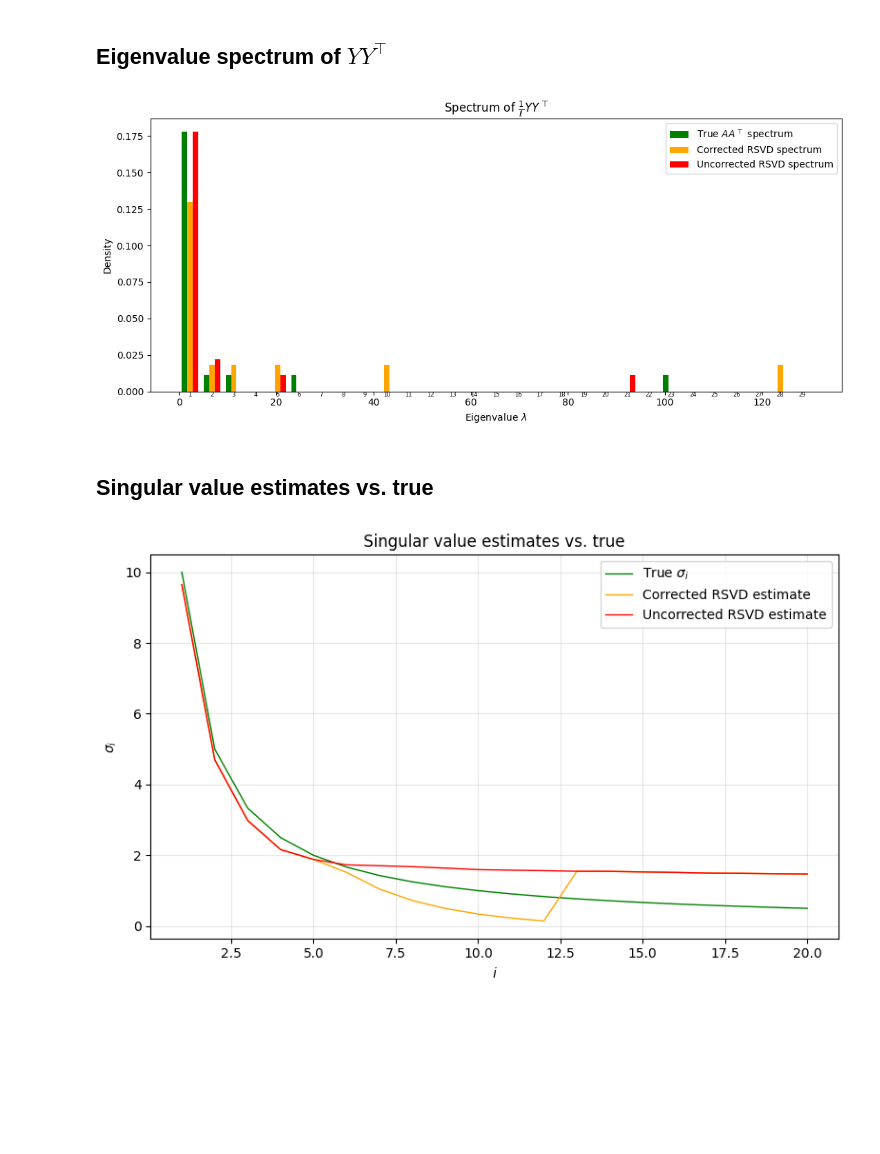
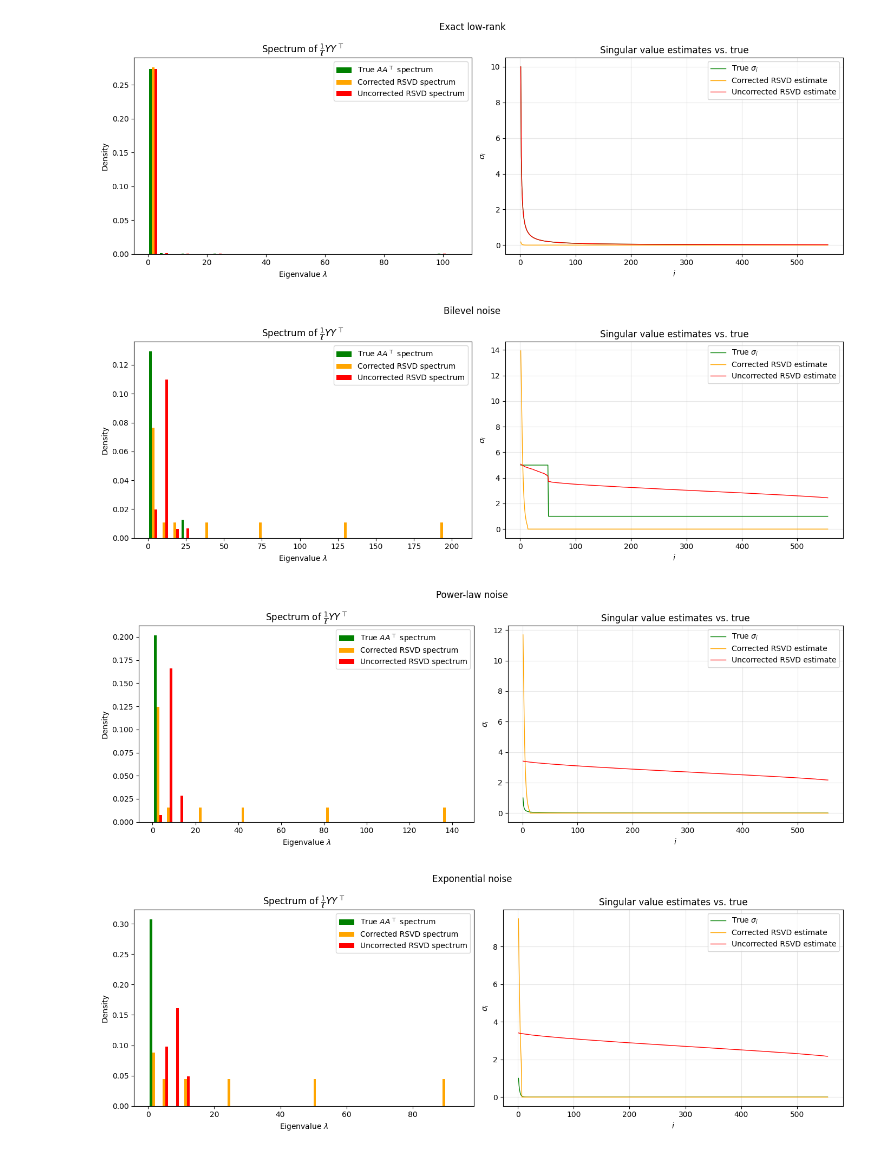
Before and after one commit to notacountry/RSVD-error-correction, a Jupyter notebook: experiments/visualisations.ipynb, the cells around one changed output. Drawn from its saved outputs; the diff is of its cells as text; code cells hidden in the pictures; blank space fills up the shorter version.

Commit message:
new generators & removed thresholding

```diff
--- a/experiments/visualisations.ipynb
+++ b/experiments/visualisations.ipynb
@@ -16,56 +11,17 @@ SIGMA_VIS = harmonic_signal(K_VIS)
-# %%
-gen = SignalPlusNoise(sigma_signal=SIGMA_VIS, noise_level=NOISE_LEVEL)
-A, sigma_true = gen(n=N_VIS, k=K_VIS, seed=SEED)
-
-Y, m, n_cols, l, _, Sigma_rsvd, _ = _rsvd_sketch(A, K_VIS, P_VIS, SEED)
-_, Sigma_corr, _                   = rsvd(A, K_VIS, p=P_VIS, seed=SEED, correction=True)
-
-eigs_sketch, eigs_corr, c = sketch_spectral_info(Y, m, n_cols, l, K_VIS)
-# %% [markdown]
-## Eigenvalue spectrum of $YY^\top$
-# %%
-all_eigs = np.concatenate([sigma_true**2, eigs_corr, Sigma_rsvd**2])
-bins  = np.linspace(0, all_eigs.max() * 1.05, 30)
-
-counts_true, _ = np.histogram(sigma_true**2, bins=bins, density=True)
-counts_corr, _ = np.histogram(eigs_corr,     bins=bins, density=True)
-counts_rsvd, _ = np.histogram(Sigma_rsvd**2, bins=bins, density=True)
-
-centres   = (bins[:-1] + bins[1:]) / 2
-bin_width = bins[1] - bins[0]
-bar_width = bin_width * 0.25
-
-fig, ax = plt.subplots(figsize=(11, 5))
-ax.bar(centres - bar_width, counts_true, width=bar_width, color="green",  label=r"True $AA^\top$ spectrum")
-ax.bar(centres,             counts_corr, width=bar_width, color="orange", label="Corrected RSVD spectrum")
-ax.bar(centres + bar_width, counts_rsvd, width=bar_width, color="red",    label="Uncorrected RSVD spectrum")
-
-for i, centre in enumerate(centres, start=1):
-    ax.text(centre, 0, str(i), ha="center", va="top", fontsize=6, color="black")
-
-ax.set_xlabel(r"Eigenvalue $\lambda$")
-ax.set_ylabel("Density")
-ax.set_title(r"Spectrum of $\frac{1}{\ell}YY^\top$")
-ax.legend()
-plt.tight_layout()
-plt.show()
-# %% [output]
-[figure, removed]
-# %% [markdown]
-## Singular value estimates vs. true
-# %%
-indices = np.arange(1, K_VIS + 1)
-
-fig, ax = plt.subplots(figsize=(8, 5))
-ax.plot(indices, sigma_true, color="green",  lw=1, label=r"True $\sigma_i$")
-ax.plot(indices, Sigma_corr, color="orange", lw=1, label="Corrected RSVD estimate")
-ax.plot(indices, Sigma_rsvd, color="red",    lw=1, label="Uncorrected RSVD estimate")
-ax.set_xlabel(r"$i$")
-ax.set_ylabel(r"$\sigma_i$")
-ax.set_title("Singular value estimates vs. true")
-ax.legend()
-ax.grid(True, alpha=0.3)
-plt.tight_layout()
-plt.show()
-# %% [output]
-[figure, removed]
+# %%
+generators = [
+    ExactLowRank(sigma=SIGMA),
+    BilevelNoise(signal_rank=SIGNAL_RANK, signal_high=SIGNAL_HIGH, signal_low=SIGNAL_LOW, noise_level=NOISE_LEVEL),
+    PowerLawNoise(alpha=ALPHA, noise_level=NOISE_LEVEL),
+    ExponentialNoise(beta=BETA, noise_level=NOISE_LEVEL),
+    SignalPlusNoise(sigma_signal=SIGMA, noise_level=NOISE_LEVEL),
+]
+# %%
+all_results = {gen.name: generate_results(gen, N, K, P, SEED) for gen in generators}
+for gen in generators:
+    plot_generator(gen.name, all_results[gen.name])
+# %% [output]
+[figure, added]
+[figure, added]
+[figure, added]
+[figure, added]
```
Also changed, not shown: parts of 3 cells of this notebook, 7 other files.
